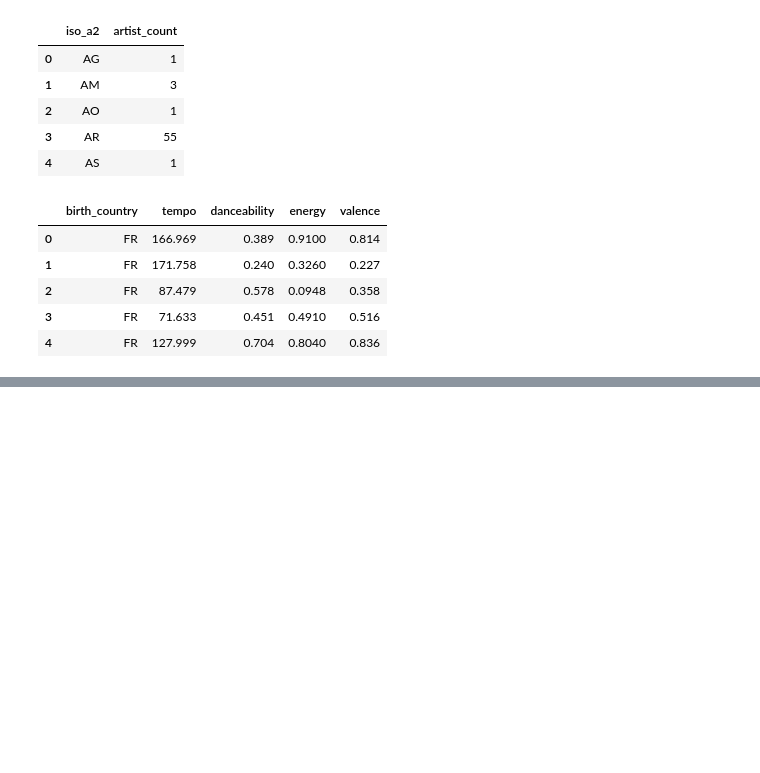
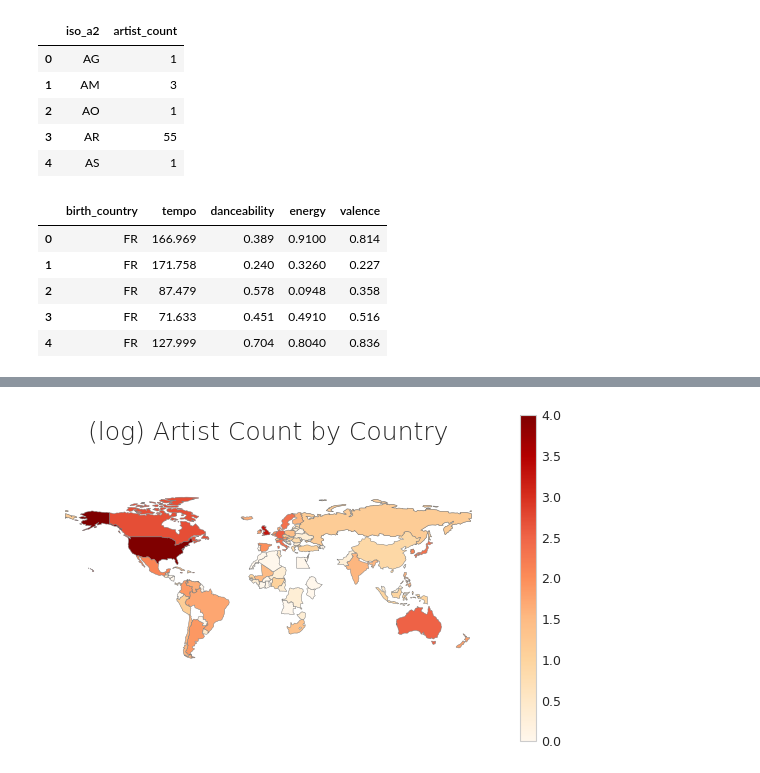
Before and after one commit to wkosmos/MusicalGeography, a Jupyter notebook: mapping.ipynb, the cells around one changed output, grey strips where cells are left out. Cells and saved outputs as stored; diff of their text form; code cells hidden in the pictures; blank space fills up the shorter version.

```diff
--- a/mapping.ipynb
+++ b/mapping.ipynb
@@ -94,0 +133,20 @@ world_df.plot(column='artist_count', cmap='GnBu')
+# %%
+vmin, vmax = 0, 4
+
+fig, ax = plt.subplots(1, figsize=(10, 6))
+
+new_world_df.plot(column='artist_count', cmap='OrRd', linewidth=0.5, ax=ax, edgecolor='0.5')
+
+ax.axis('off')
+
+ax.set_title('(log) Artist Count by Country', fontdict={'fontsize': '25', 'fontweight' : '3'}, pad=50)
+
+# ax.annotate('Source: Spotify API, 2019',xy=(0.1, .08),  xycoords='figure fraction', horizontalalignment='left', verticalalignment='top', fontsize=12, color='#555555')
+
+sm = plt.cm.ScalarMappable(cmap='OrRd', norm=plt.Normalize(vmin=vmin, vmax=vmax))
+# empty array for the data range
+sm._A = []
+# add the colorbar to the figure
+cbar = fig.colorbar(sm)
+# %% [output]
+[figure, added]
```
Also changed, not shown: parts of 13 cells of this notebook, 4 other files.
